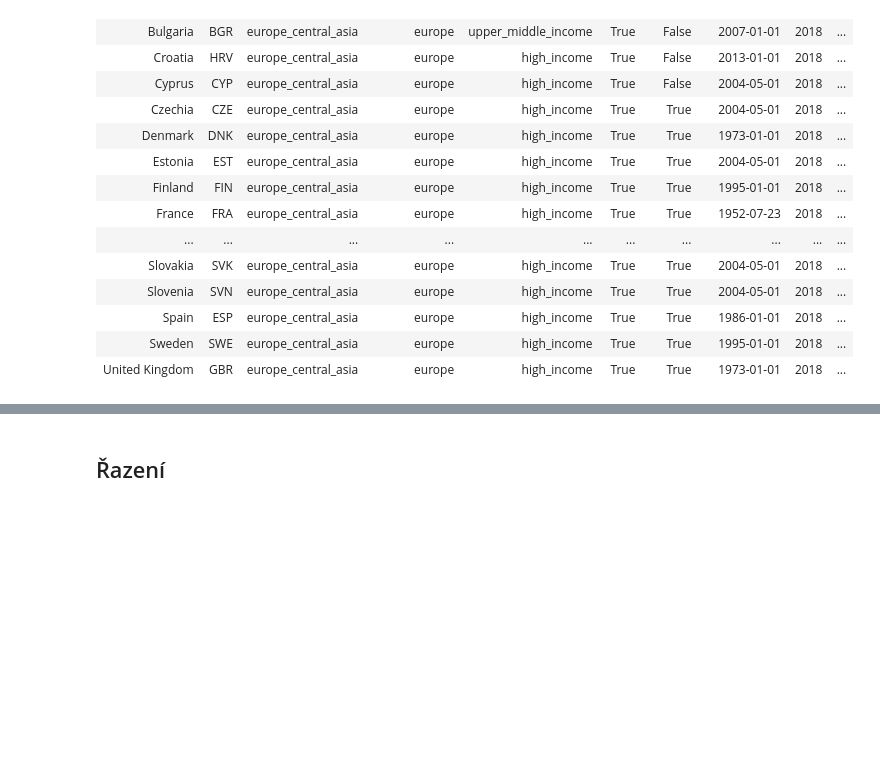
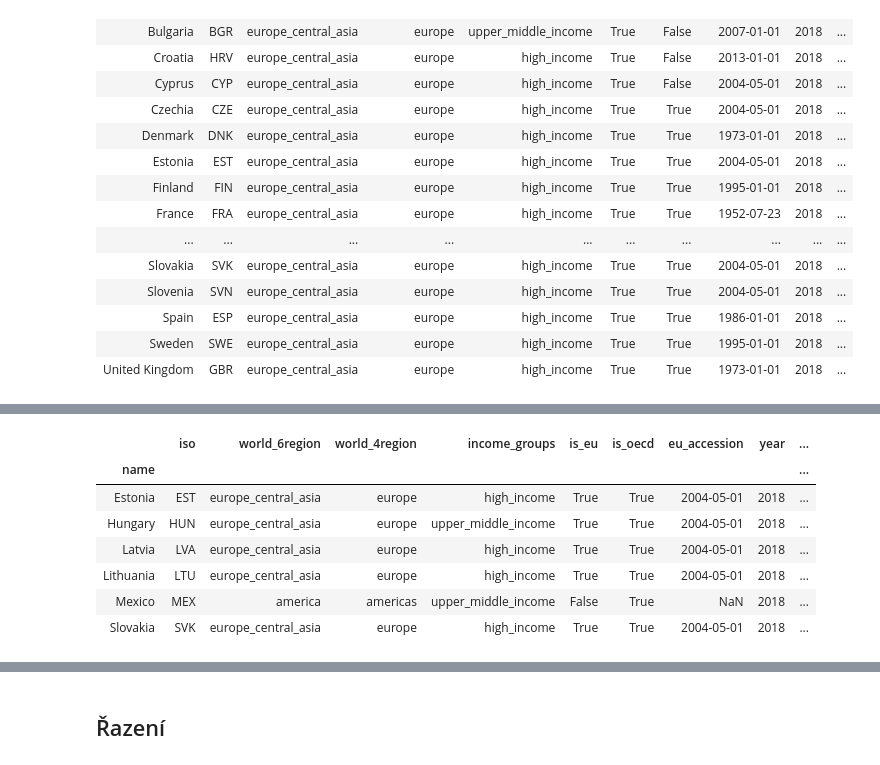
Before and after one commit to janpipek/naucse.python.cz, a Jupyter notebook: lessons/pydata/pandas_types/index.ipynb, the cells around one changed output, grey strips where cells are left out. Cells and saved outputs as stored; diff of their text form; code cells hidden in the pictures; blank space fills up the shorter version.

```diff
--- a/lessons/pydata/pandas_types/index.ipynb
+++ b/lessons/pydata/pandas_types/index.ipynb
@@ -466,0 +778,12 @@ countries.query("is_oecd")
+# %%
+# Které země OECD mají očekávanou dobu dožití méně 78 let?
+countries[countries["is_oecd"] & (countries["life_expectancy"] < 78)]
+# %% [output]
+|  | iso | world_6region | world_4region | income_groups | is_eu | is_oecd | eu_accession | year | ... |
+| name |  |  |  |  |  |  |  |  | ... |
+| Estonia | EST | europe_central_asia | europe | high_income | True | True | 2004-05-01 | 2018 | ... |
+| Hungary | HUN | europe_central_asia | europe | upper_middle_income | True | True | 2004-05-01 | 2018 | ... |
+| Latvia | LVA | europe_central_asia | europe | high_income | True | True | 2004-05-01 | 2018 | ... |
+| Lithuania | LTU | europe_central_asia | europe | high_income | True | True | 2004-05-01 | 2018 | ... |
+| Mexico | MEX | america | americas | upper_middle_income | False | True | NaN | 2018 | ... |
+| Slovakia | SVK | europe_central_asia | europe | high_income | True | True | 2004-05-01 | 2018 | ... |
```
Also changed, not shown: parts of 96 cells of this notebook.
